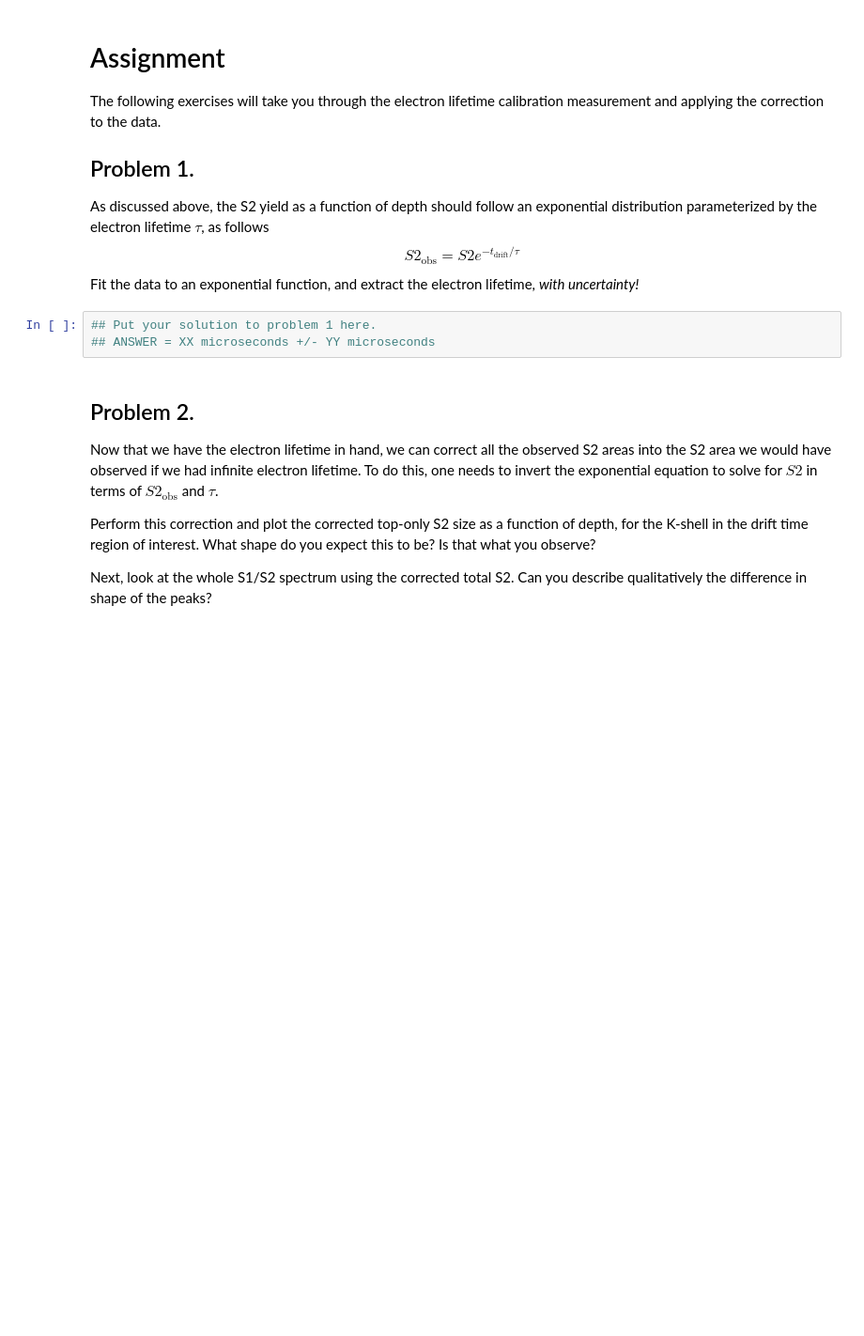
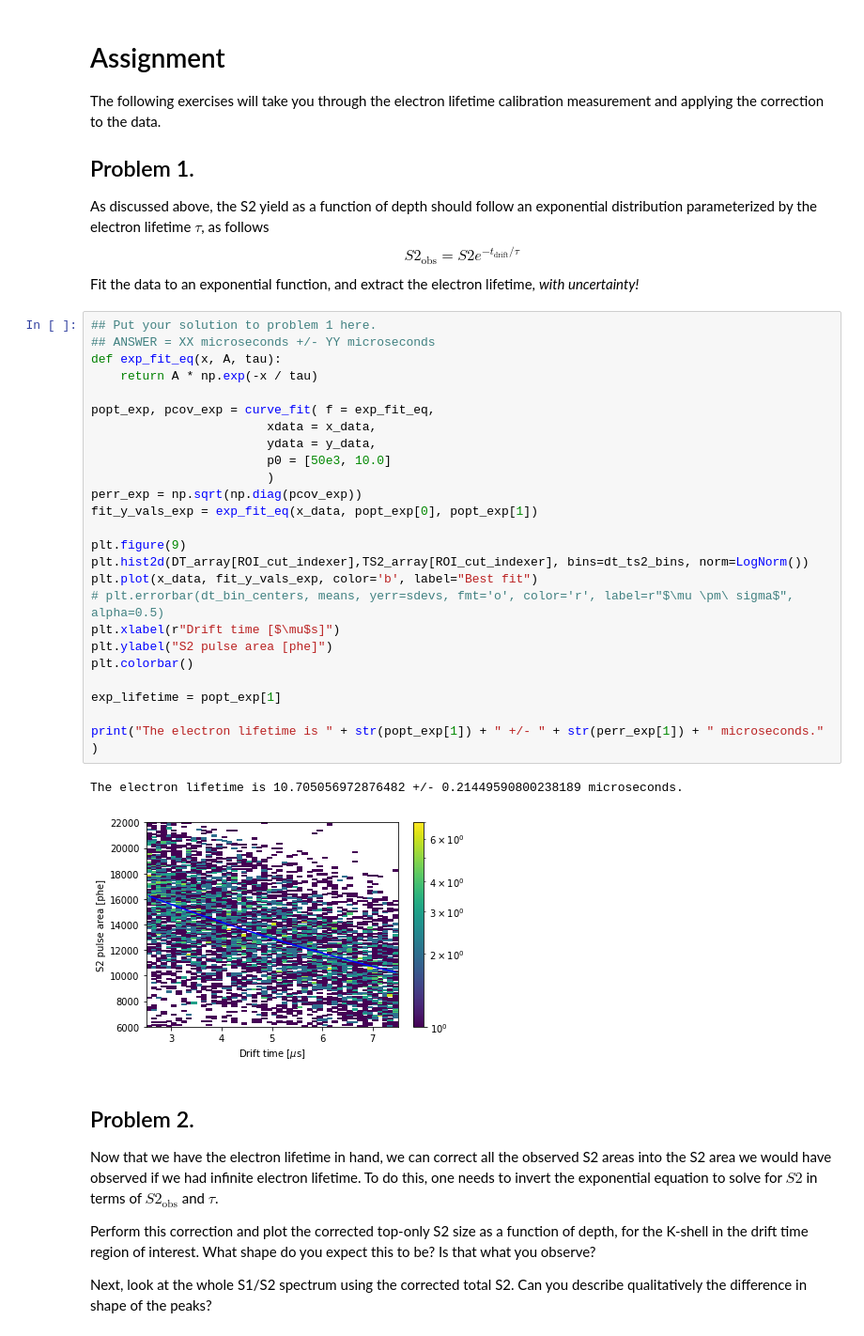
Before and after one commit to dtemps123/HS_Lessons, a Jupyter notebook: Lesson01.ipynb, the cells around one changed output. Shown: that part at 94% size. Drawn from its saved outputs; the diff is of its cells as text; blank space fills up the shorter version.

Commit message:
add answers for Lesson1/2, add in updates for Lesson3

```diff
--- a/Lesson01.ipynb
+++ b/Lesson01.ipynb
@@ -299,9 +299,34 @@ The following exercises will take you through the electron lifetime calibration
 As discussed above, the S2 yield as a function of depth should follow an exponential distribution parameterized by the electron lifetime $\tau$, as follows
 $$ S2_\text{obs} = S2 e^{-t_\mathrm{drift}/\tau} $$
 Fit the data to an exponential function, and extract the electron lifetime, *with uncertainty!*
-# %%
-## Put your solution to problem 1 here.
-## ANSWER = XX microseconds +/- YY microseconds
+# %%
+## Put your solution to problem 1 here.
+## ANSWER = XX microseconds +/- YY microseconds
+def exp_fit_eq(x, A, tau):
+    return A * np.exp(-x / tau)
+
+popt_exp, pcov_exp = curve_fit( f = exp_fit_eq,
+                        xdata = x_data,
+                        ydata = y_data,
+                        p0 = [50e3, 10.0]
+                        )
+perr_exp = np.sqrt(np.diag(pcov_exp))
+fit_y_vals_exp = exp_fit_eq(x_data, popt_exp[0], popt_exp[1])
+
+plt.figure(9)
+plt.hist2d(DT_array[ROI_cut_indexer],TS2_array[ROI_cut_indexer], bins=dt_ts2_bins, norm=LogNorm())
+plt.plot(x_data, fit_y_vals_exp, color='b', label="Best fit")
+# plt.errorbar(dt_bin_centers, means, yerr=sdevs, fmt='o', color='r', label=r"$\mu \pm\ sigma$", alpha=0.5)
+plt.xlabel(r"Drift time [$\mu$s]")
+plt.ylabel("S2 pulse area [phe]")
+plt.colorbar()
+
+exp_lifetime = popt_exp[1]
+
+print("The electron lifetime is " + str(popt_exp[1]) + " +/- " + str(perr_exp[1]) + " microseconds." )
+# %% [output]
+The electron lifetime is 10.705056972876482 +/- 0.21449590800238189 microseconds.
+[figure, added]
 # %% [markdown]
 ## Problem 2.
 Now that we have the electron lifetime in hand, we can correct all the observed S2 areas into the S2 area we would have observed if we had infinite electron lifetime. To do this, one needs to invert the exponential equation to solve for $S2$ in terms of $S2_\mathrm{obs}$ and $\tau$.
```
Also changed, not shown: parts of 2 cells of this notebook, 2 other files.
